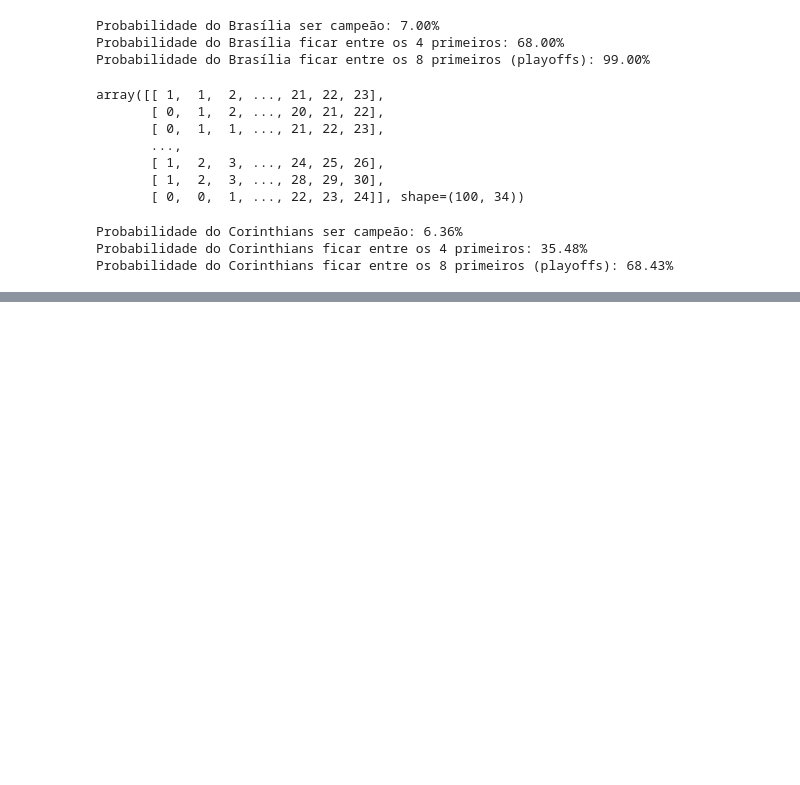
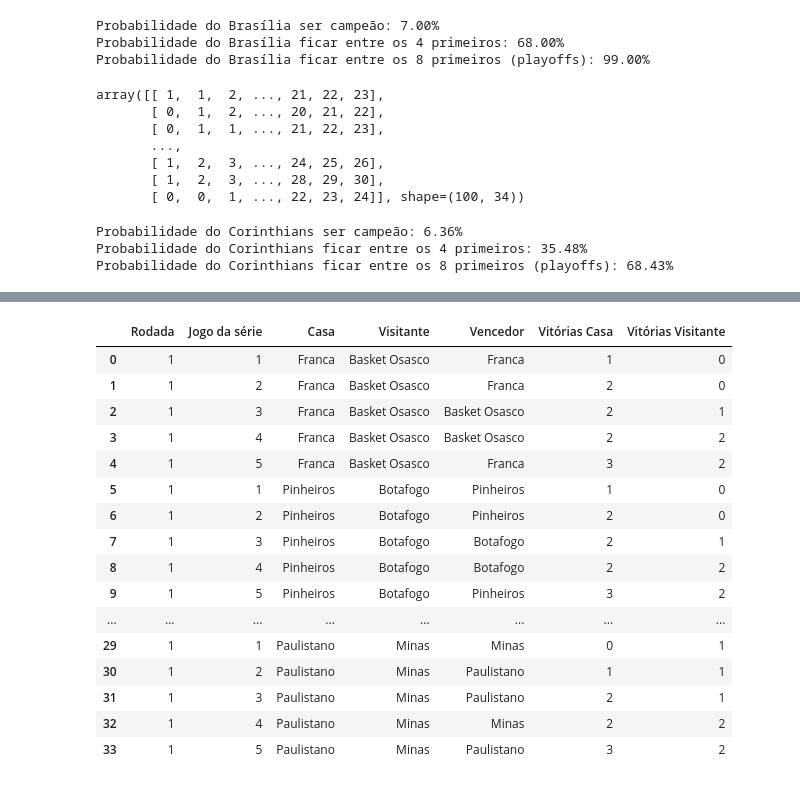
Before and after one commit to lucasdga1/Algoritmo-de-previsao-de-percentual-de-vitorias, a Jupyter notebook: notebooks/simulacao_torneio.ipynb, the cells around one changed output, grey strips where cells are left out. Drawn from its saved outputs; the diff is of its cells as text; code cells hidden in the pictures; blank space fills up the shorter version.

```diff
--- a/notebooks/simulacao_torneio.ipynb
+++ b/notebooks/simulacao_torneio.ipynb
@@ -496,0 +555,2 @@ Probabilidade do Corinthians ficar entre os 8 primeiros (playoffs): 68.43%
+# %%
+resultados_jogos, final_nbb = simula_temporada()
@@ -496,0 +575,25 @@ Probabilidade do Corinthians ficar entre os 8 primeiros (playoffs): 68.43%
+# %%
+# ====================================================================================
+# Simulando a série mélhor de 5 da NBB
+# ====================================================================================
+class Series:
+    def __init__(self, time_a, time_b, melhor_de=5):
+        self.time_a = time_a
+        self.time_b = time_b
+        self.vitorias_a = 0
+        self.vitorias_b = 0
+        self.target = melhor_de // 2 + 1
+
+    def add_vitorias(self, time):
+        if time == self.time_a:
+            self.vitorias_a += 1
+        elif time == self.time_b:
+            self.vitorias_b += 1
+
+    def vencedor(self):
+        if self.vitorias_a >= self.target:
+            return self.time_a
+        elif self.vitorias_b >= self.target:
+            return self.time_b
+        else:
+            return None
@@ -496,0 +671,25 @@ Probabilidade do Corinthians ficar entre os 8 primeiros (playoffs): 68.43%
+# %%
+playoff_resultados, playoff_class_4as = playoffs_8va(final_nbb)
+
+df_result_8va = pd.DataFrame(playoff_resultados)
+df_times_4as = pd.DataFrame(playoff_class_4as)
+# %%
+df_result_8va
+# %% [output]
+|  | Rodada | Jogo da série | Casa | Visitante | Vencedor | Vitórias Casa | Vitórias Visitante |
+| 0 | 1 | 1 | Franca | Basket Osasco | Franca | 1 | 0 |
+| 1 | 1 | 2 | Franca | Basket Osasco | Franca | 2 | 0 |
+| 2 | 1 | 3 | Franca | Basket Osasco | Basket Osasco | 2 | 1 |
+| 3 | 1 | 4 | Franca | Basket Osasco | Basket Osasco | 2 | 2 |
+| 4 | 1 | 5 | Franca | Basket Osasco | Franca | 3 | 2 |
+| 5 | 1 | 1 | Pinheiros | Botafogo | Pinheiros | 1 | 0 |
+| 6 | 1 | 2 | Pinheiros | Botafogo | Pinheiros | 2 | 0 |
+| 7 | 1 | 3 | Pinheiros | Botafogo | Botafogo | 2 | 1 |
+| 8 | 1 | 4 | Pinheiros | Botafogo | Botafogo | 2 | 2 |
+| 9 | 1 | 5 | Pinheiros | Botafogo | Pinheiros | 3 | 2 |
+| ... | ... | ... | ... | ... | ... | ... | ... |
+| 29 | 1 | 1 | Paulistano | Minas | Minas | 0 | 1 |
+| 30 | 1 | 2 | Paulistano | Minas | Paulistano | 1 | 1 |
+| 31 | 1 | 3 | Paulistano | Minas | Paulistano | 2 | 1 |
+| 32 | 1 | 4 | Paulistano | Minas | Minas | 2 | 2 |
+| 33 | 1 | 5 | Paulistano | Minas | Paulistano | 3 | 2 |
```
Also changed, not shown: parts of 15 cells of this notebook, 1 other file.
